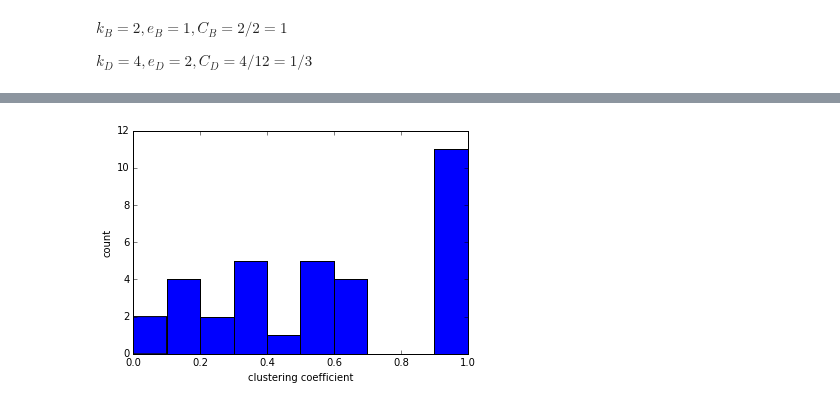
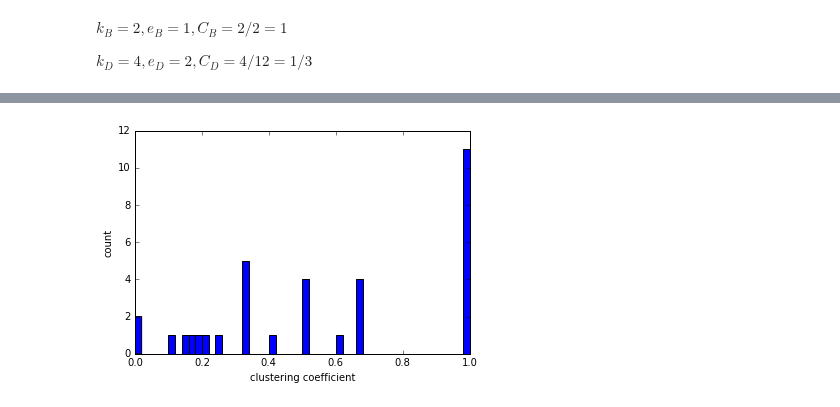
Before and after one commit to iit-cs579/main, a Jupyter notebook: lec/l03/l03.ipynb, the cells around one changed output, grey strips where cells are left out. Cells and saved outputs as stored; diff of their text form; code cells hidden in the pictures.

```diff
--- a/lec/l03/l03.ipynb
+++ b/lec/l03/l03.ipynb
@@ -206,9 +212,9 @@ nx.clustering(G)
  32: 0.19696969696969696,
  33: 0.11029411764705882}
 # %%
-plt.hist(nx.clustering(G).values())
+plt.hist(list(nx.clustering(G).values()), bins=50)
 plt.xlabel('clustering coefficient')
 plt.ylabel('count')
 plt.show()
 # %% [output]
-[figure, old version]
+[figure, new version]
```
Also changed, not shown: parts of 7 cells of this notebook, 1 other file.
